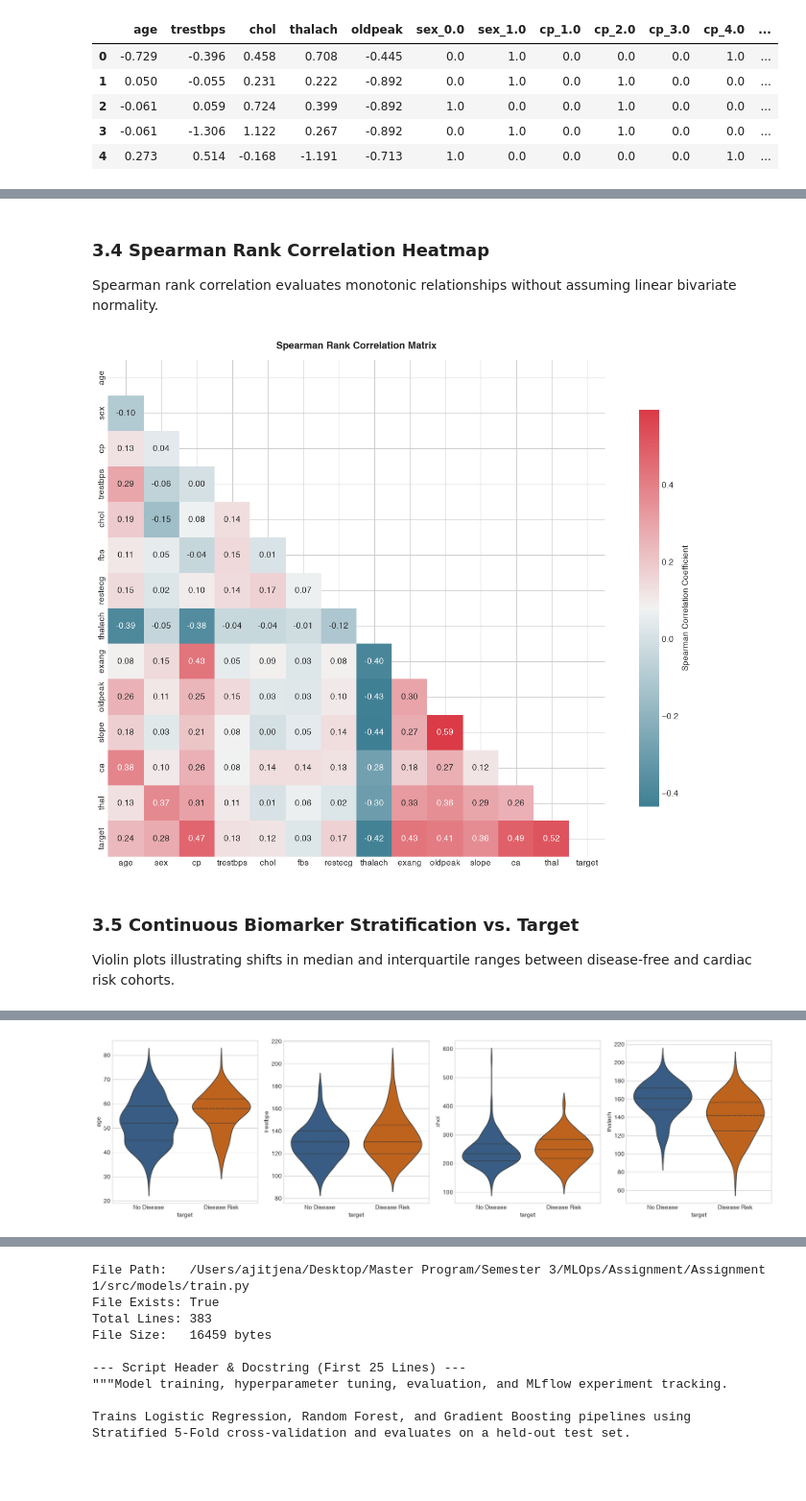
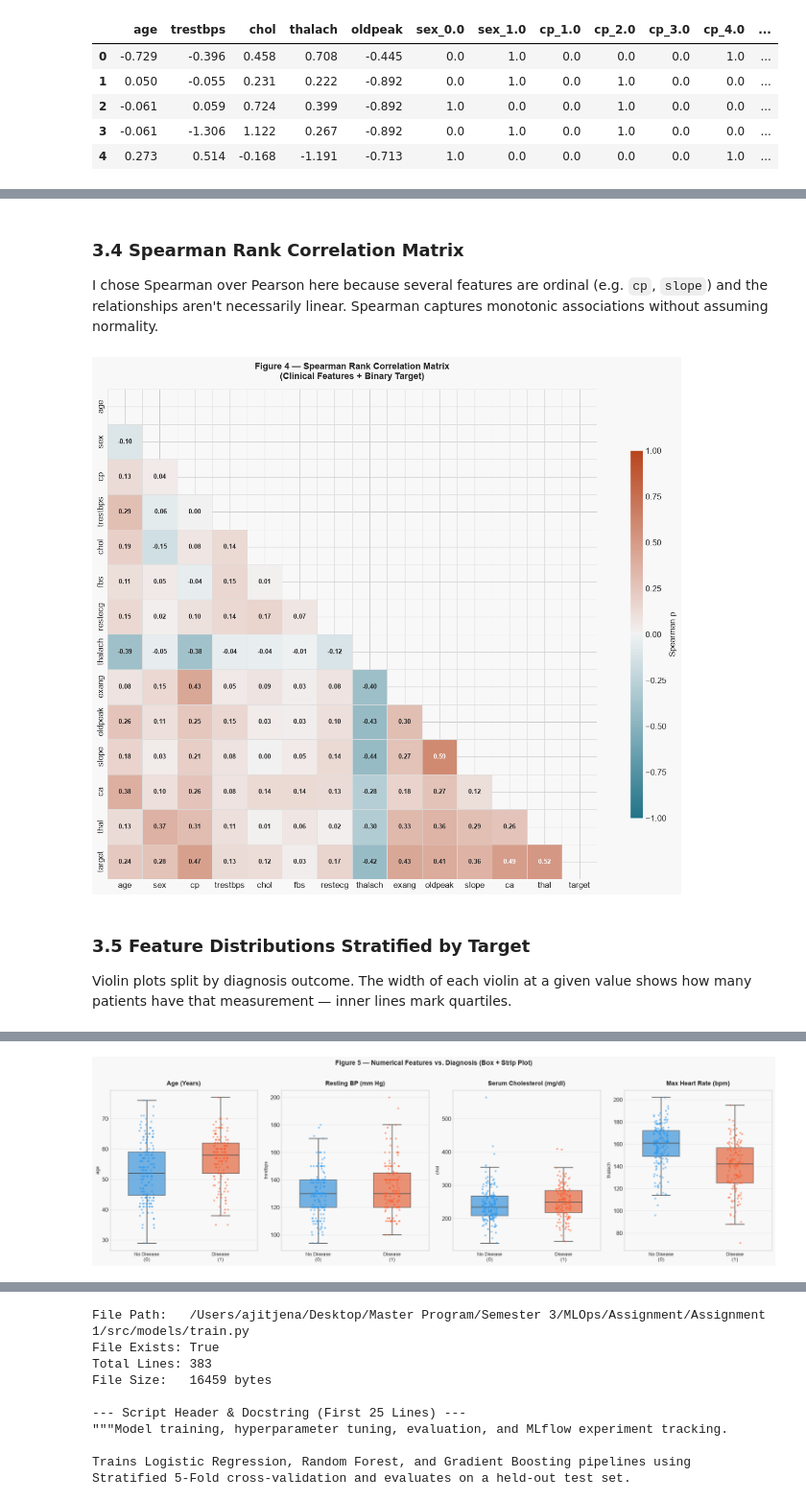
Before and after one commit to ajitjena42/MLOps-Assignment-1, a Jupyter notebook: notebooks/heart_disease_master.ipynb, the cells around one changed output, grey strips where cells are left out. Shown at 96% size. Saved outputs shown, nothing was run; the diff lists cells and outputs as text; code cells hidden in the pictures; blank space fills up the shorter version.

```diff
--- a/notebooks/heart_disease_master.ipynb
+++ b/notebooks/heart_disease_master.ipynb
@@ -76,9 +69,9 @@ import seaborn as sns
 from IPython.display import display, HTML
 
 # Matplotlib visualization styling
-plt.style.use('seaborn-v0_8-whitegrid' if 'seaborn-v0_8-whitegrid' in plt.style.available else 'default')
-plt.rcParams['font.sans-serif'] = 'Helvetica', 'Arial', 'DejaVu Sans'
-plt.rcParams['font.size'] = 11
+plt.style.use('seaborn-v0_8-whitegrid' if 'seaborn-v0_8-whitegrid' in plt.style.available else 'ggplot')
+plt.rcParams['font.sans-serif'] = ['Liberation Sans', 'Arial', 'DejaVu Sans']
+plt.rcParams['font.size'] = 12
 plt.rcParams['axes.titlesize'] = 13
 plt.rcParams['axes.titleweight'] = 'bold'
 plt.rcParams['figure.titlesize'] = 15
@@ -467,32 +532,68 @@ plt.show()
 # %% [markdown]
-### 3.4 Spearman Rank Correlation Heatmap
-Spearman rank correlation evaluates monotonic relationships without assuming linear bivariate normality.
+### 3.4 Spearman Rank Correlation Matrix
+I chose Spearman over Pearson here because several features are ordinal (e.g. `cp`, `slope`) and the relationships aren't necessarily linear. Spearman captures monotonic associations without assuming normality.
 # %%
-plt.figure(figsize=(13, 10))
+# ── Figure 4: Spearman correlation heatmap (lower triangle, coolwarm) ───
+import numpy as np
 corr_cols = [c for c in cleaned_df.columns if c != 'target_raw']
 corr_matrix = cleaned_df[corr_cols].corr(method='spearman')
 mask = np.triu(np.ones_like(corr_matrix, dtype=bool))
-cmap = sns.diverging_palette(220, 10, as_cmap=True)
-sns.heatmap(corr_matrix, mask=mask, cmap=cmap, annot=True, fmt='.2f', square=True,
-            cbar_kws={"shrink": .8, "label": "Spearman Correlation Coefficient"})
-plt.title("Spearman Rank Correlation Matrix", pad=15)
+
+fig, ax = plt.subplots(figsize=(14, 11))
+fig.patch.set_facecolor('#f8f8f8')
+ax.set_facecolor('#f8f8f8')
+cmap = sns.diverging_palette(220, 20, s=90, l=45, as_cmap=True)
+sns.heatmap(
+    corr_matrix, mask=mask, cmap=cmap, annot=True, fmt='.2f',
+    square=True, linewidths=0.5, linecolor='#dddddd',
+    cbar_kws={'shrink': 0.75, 'label': 'Spearman ρ', 'aspect': 30},
+    ax=ax, vmin=-1, vmax=1,
+    annot_kws={'size': 9, 'weight': 'bold'}
+)
+ax.set_title('Figure 4 — Spearman Rank Correlation Matrix\n(Clinical Features + Binary Target)', pad=15)
 plt.tight_layout()
-plt.savefig(FIGURES_DIR / "04_correlation_heatmap.png", dpi=300, bbox_inches='tight')
+plt.savefig(FIGURES_DIR / '04_correlation_heatmap.png', dpi=300, bbox_inches='tight')
 plt.show()
 # %% [output]
-[figure, old version]
+[figure, new version]
 # %% [markdown]
-### 3.5 Continuous Biomarker Stratification vs. Target
-Violin plots illustrating shifts in median and interquartile ranges between disease-free and cardiac risk cohorts.
+### 3.5 Feature Distributions Stratified by Target
+Violin plots split by diagnosis outcome. The width of each violin at a given value shows how many patients have that measurement — inner lines mark quartiles.
 # %%
-fig, axes = plt.subplots(1, 4, figsize=(18, 5))
+# ── Figure 5: Box + Strip plot — numerical features vs. target ──────────
+PALETTE_BINARY = ['#2196F3', '#FF5722']
 violin_features = ['age', 'trestbps', 'chol', 'thalach']
-for i, col in enumerate(violin_features):
+titles_v = ['Age (Years)', 'Resting BP (mm Hg)',
+            'Serum Cholesterol (mg/dl)', 'Max Heart Rate (bpm)']
+
+fig, axes = plt.subplots(1, 4, figsize=(20, 6))
+fig.patch.set_facecolor('#f8f8f8')
+
+for i, (col, title) in enumerate(zip(violin_features, titles_v)):
     ax = axes[i]
-    sns.violinplot(x='target', y=col, data=cleaned_df, ax=ax, palette=['#2b5c8f', '#d95f02'], inner='quartile')
+    ax.set_facecolor('#f8f8f8')
+    sns.boxplot(
+        x='target', y=col, data=cleaned_df, ax=ax,
+        hue='target', palette=PALETTE_BINARY,
+        width=0.5, linewidth=1.5, fliersize=0,
+        boxprops=dict(alpha=0.7), legend=False,
+    )
+    sns.stripplot(
+        x='target', y=col, data=cleaned_df, ax=ax,
+        hue='target', palette=PALETTE_BINARY,
+        size=4, alpha=0.5, jitter=True, dodge=False, legend=False,
+    )
     ax.set_xticks([0, 1])
-    ax.set_xticklabels(['No Disease', 'Disease Risk'])
+    ax.set_xticklabels(['No Disease\n(0)', 'Disease\n(1)'], fontsize=10)
+    ax.set_title(title, pad=10, fontweight='bold')
+    ax.set_xlabel('')
+    ax.set_ylabel(col, fontsize=10)
+    ax.grid(axis='y', alpha=0.4)
+    ax.set_axisbelow(True)
+
+plt.suptitle('Figure 5 — Numerical Features vs. Diagnosis (Box + Strip Plot)',
+             fontsize=14, fontweight='bold', y=1.01)
 plt.tight_layout()
-plt.savefig(FIGURES_DIR / "05_feature_vs_target_violin.png", dpi=300, bbox_inches='tight')
+plt.savefig(FIGURES_DIR / '05_feature_vs_target_violin.png', dpi=300, bbox_inches='tight')
 plt.show()
 # %% [output]
@@ -507,2 +616,2 @@ plt.show()
-[figure, old version]
+[figure, new version]
 # %% [markdown]
```
Also changed, not shown: parts of 36 cells of this notebook, 51 other files.
